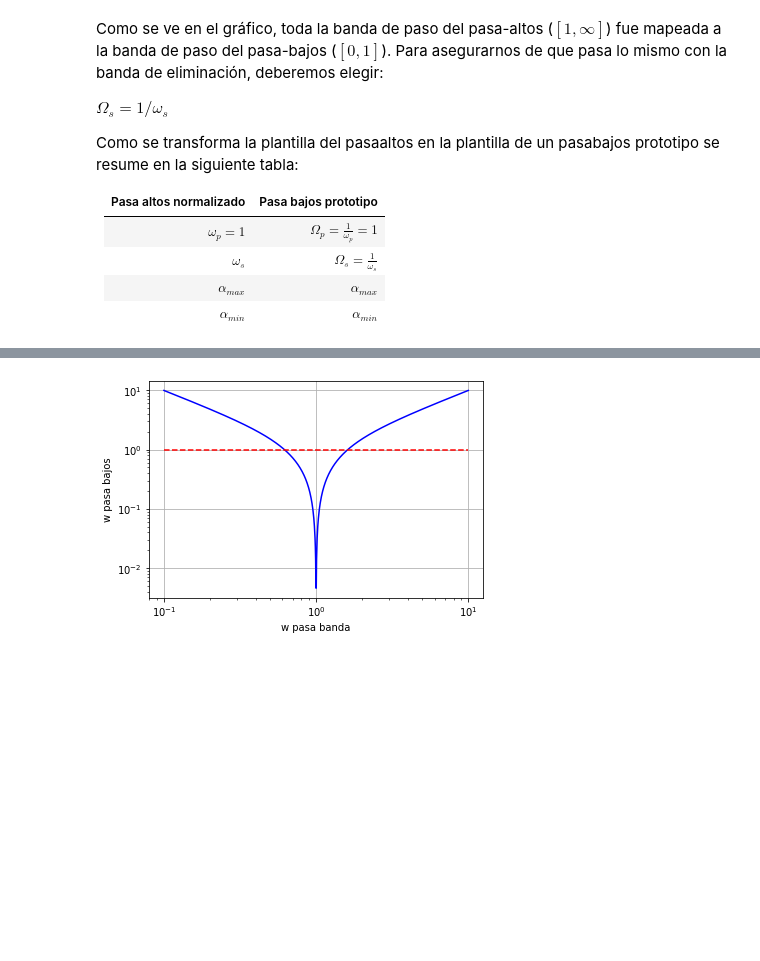
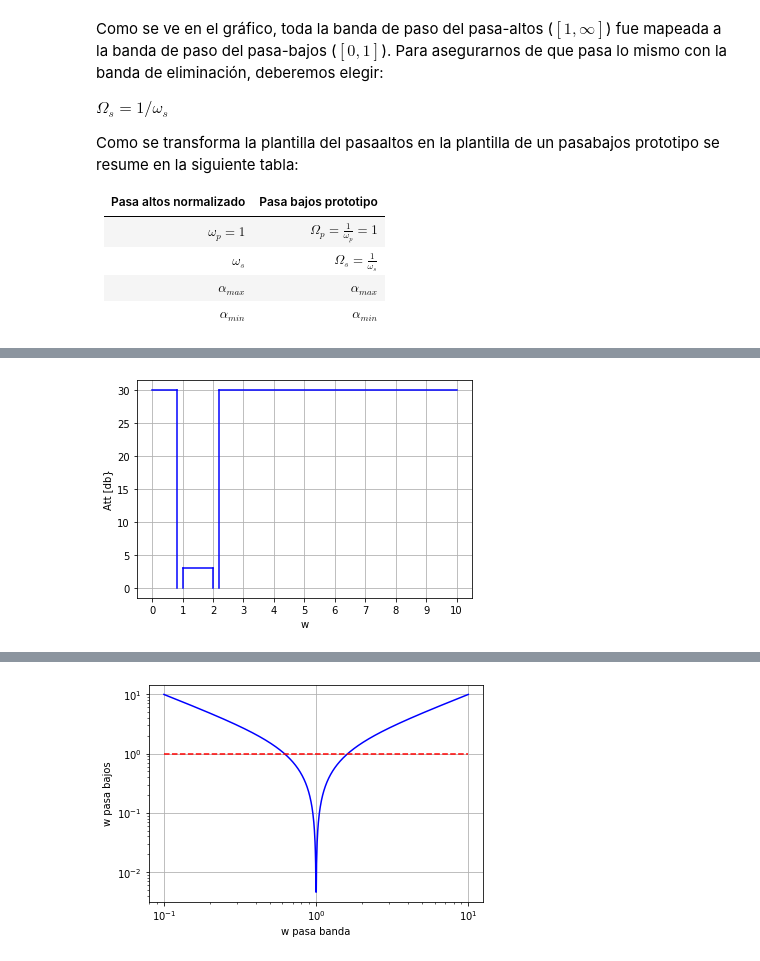
Before and after one commit to agalbachicar/tc2, a Jupyter notebook: notebooks/Transformacion en frecuencia.ipynb, the cells around one changed output, grey strips where cells are left out. Saved outputs shown, nothing was run; the diff lists cells and outputs as text; code cells hidden in the pictures; blank space fills up the shorter version.

```diff
--- a/notebooks/Transformacion en frecuencia.ipynb
+++ b/notebooks/Transformacion en frecuencia.ipynb
@@ -126 +161,31 @@ Como se transforma la plantilla del pasaaltos en la plantilla de un pasabajos pr
+# %%
+w_banda_paso = np.linspace(1, 2)  # Para el caso particular w_p1=1 w_p2=2
+w_banda_att_1 = np.linspace(0, 0.8)  # w_s1=0.8
+w_banda_att_2 = np.linspace(2.2, 10) # w_s2=2.2
+att_min = 30 # dB
+att_max = 3  # dB
+
+# Lineas verticales para mejor visualizacion
+vertical_banda_paso = np.linspace(0, att_max)
+vertical_banda_att = np.linspace(0, att_min)
+
+# Ploteo
+fig, ax = plt.subplots()
+ax.ticklabel_format(useOffset=False)
+ax.set_ylabel('Att [db}')
+ax.set_xlabel('w')
+ax.grid(True)
+ticks = range(0, 11)
+ax.set_xticks(ticks)
+ax.plot(w_banda_paso, [att_max] * len(w_banda_paso), '-b')
+ax.plot(w_banda_att_1, [att_min] * len(w_banda_att_1), '-b')
+ax.plot(w_banda_att_2, [att_min] * len(w_banda_att_2), '-b')
+ax.plot([1] * len(vertical_banda_paso), vertical_banda_paso, '-b')
+ax.plot([2] * len(vertical_banda_paso), vertical_banda_paso, '-b')
+ax.plot([0.8] * len(vertical_banda_att), vertical_banda_att, '-b')
+ax.plot([2.2] * len(vertical_banda_att), vertical_banda_att, '-b')
+
+plt.show()
+# %% [output]
+[figure, added]
 # %% [markdown]
```
Also changed, not shown: parts of 25 cells of this notebook, 1 other file.
